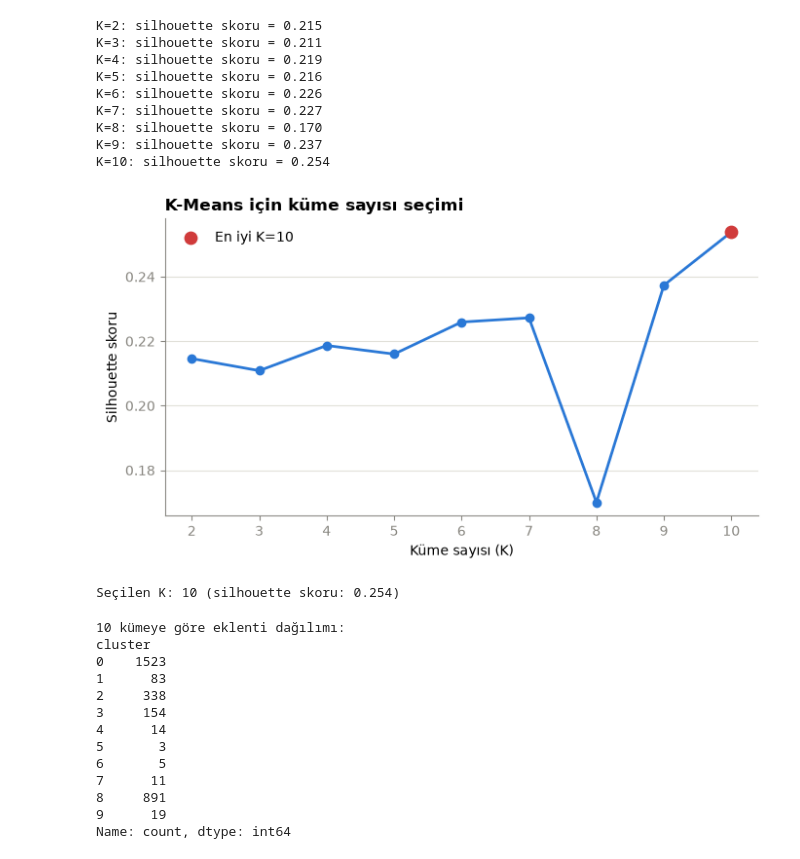
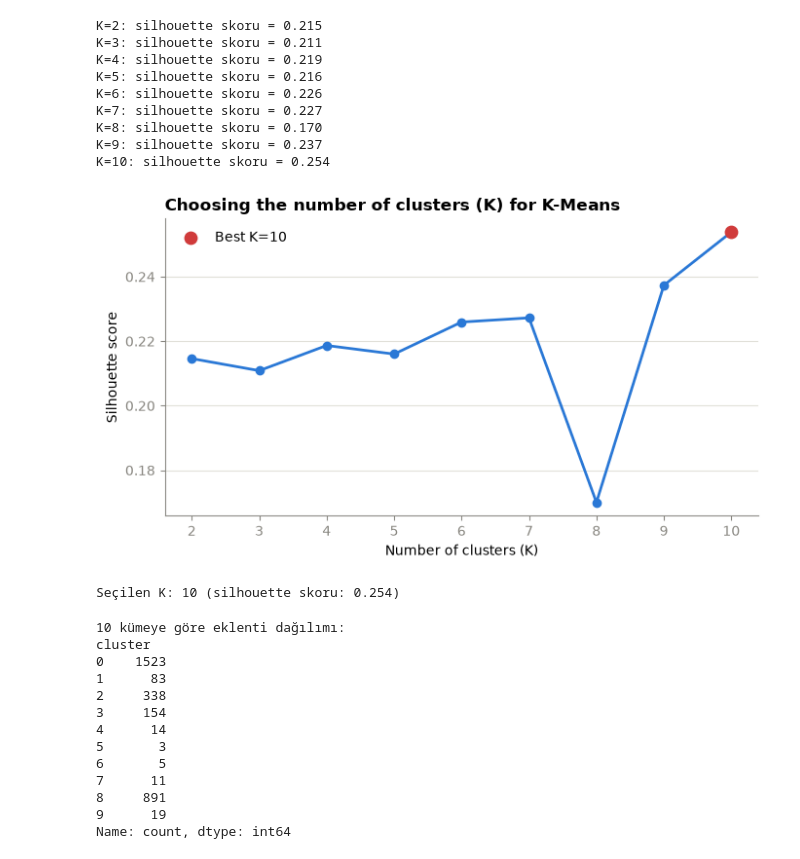
Before and after one commit to elifdikmn/DataPrivacy, a Jupyter notebook: notebooks/bolum3_uygulama.ipynb, the cells around one changed output. Cells and saved outputs as stored; diff of their text form; code cells hidden in the pictures.

```diff
--- a/notebooks/bolum3_uygulama.ipynb
+++ b/notebooks/bolum3_uygulama.ipynb
@@ -107,36 +107,36 @@ K=10: silhouette skoru = 0.254
 # %%
 COLOR_MAIN = '#2a78d6'
 COLOR_MUTED = '#898781'
 COLOR_TEXT = '#0b0b0b'
 
 fig, ax = plt.subplots(figsize=(7, 4))
 ax.plot(list(k_range), silhouette_scores, marker='o', color=COLOR_MAIN, linewidth=2, markersize=6)
 
 best_k = list(k_range)[int(np.argmax(silhouette_scores))]
 best_score = max(silhouette_scores)
-ax.scatter([best_k], [best_score], color='#d03b3b', zorder=5, s=80, label=f'En iyi K={best_k}')
+ax.scatter([best_k], [best_score], color='#d03b3b', zorder=5, s=80, label=f'Best K={best_k}')
 
-ax.set_xlabel('Küme sayısı (K)')
-ax.set_ylabel('Silhouette skoru')
-ax.set_title('K-Means için küme sayısı seçimi', loc='left', fontsize=12, fontweight='bold')
+ax.set_xlabel('Number of clusters (K)')
+ax.set_ylabel('Silhouette score')
+ax.set_title('Choosing the number of clusters (K) for K-Means', loc='left', fontsize=12, fontweight='bold')
 ax.spines[['top', 'right']].set_visible(False)
 ax.spines[['left', 'bottom']].set_color(COLOR_MUTED)
 ax.tick_params(colors=COLOR_MUTED)
 ax.grid(axis='y', color='#e1e0d9', linewidth=0.8)
 ax.set_axisbelow(True)
 ax.legend(frameon=False)
 
 plt.tight_layout()
 
 import os
 os.makedirs('exported_charts', exist_ok=True)
 plt.savefig('exported_charts/rq4_silhouette_scores.png', dpi=150, bbox_inches='tight')
 
 plt.show()
 
 print(f'Seçilen K: {best_k} (silhouette skoru: {best_score:.3f})')
 # %% [output]
-[figure, old version]
+[figure, new version]
 Seçilen K: 10 (silhouette skoru: 0.254)
 # %%
 final_kmeans = KMeans(n_clusters=best_k, random_state=42, n_init=10)
```
Also changed, not shown: parts of 3 cells of this notebook, 13 other files.
